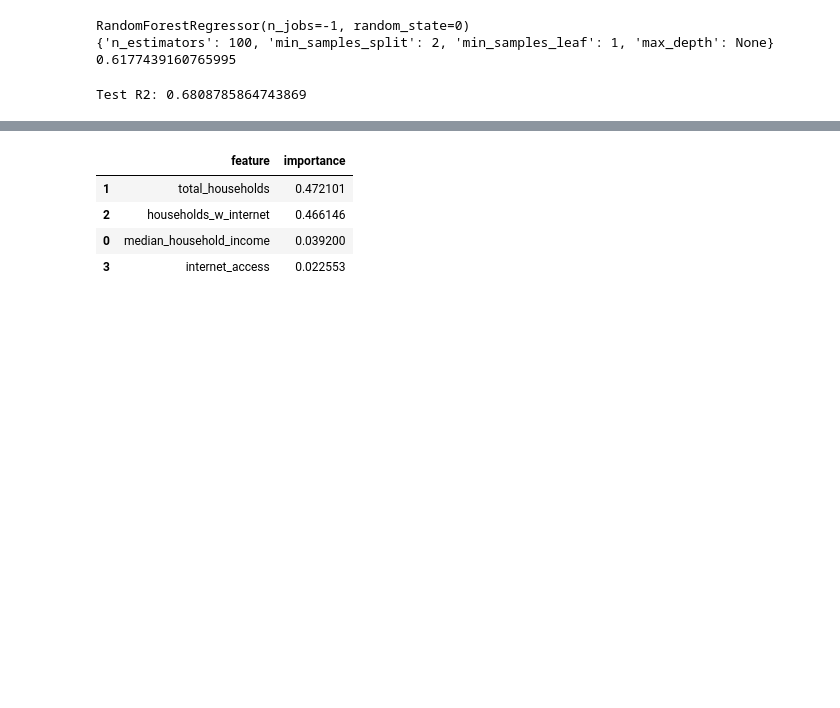
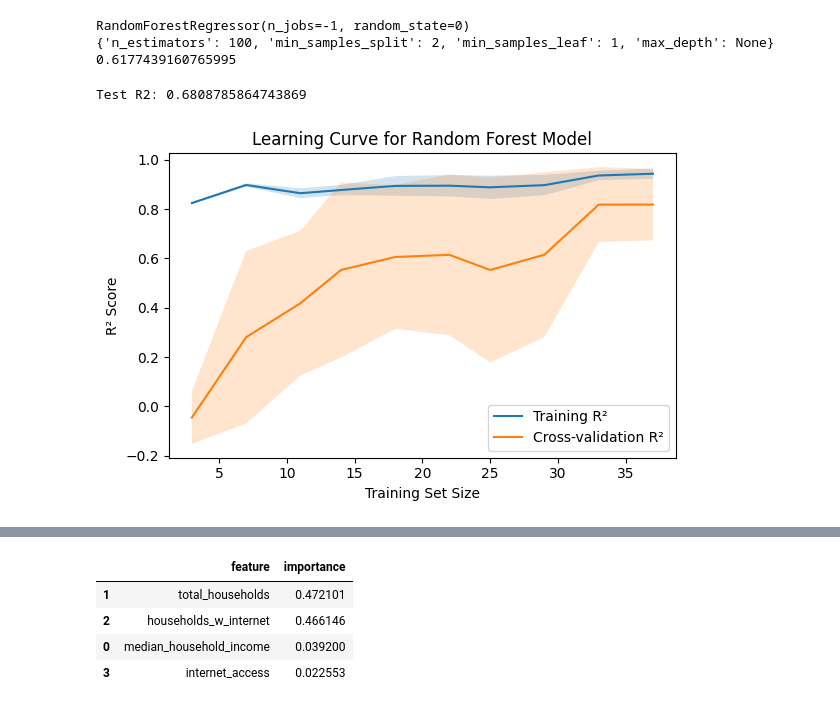
Before and after one commit to Haleymussary00/Module-B-semester-2, a Jupyter notebook: Week12.ipynb, the cells around one changed output, grey strips where cells are left out. Cells and saved outputs as stored; diff of their text form; code cells hidden in the pictures; blank space fills up the shorter version.

```diff
--- a/Week12.ipynb
+++ b/Week12.ipynb
@@ -566,3 +573,48 @@ y_pred = best_model.predict(x_test)
 print("Test R2:", r2_score(y_test, y_pred))
 # %% [output]
 Test R2: 0.6808785864743869
+# %%
+import numpy as np
+import matplotlib.pyplot as plt
+from sklearn.model_selection import learning_curve
+
+best_model = rcv.best_estimator_
+
+train_sizes, train_scores, val_scores = learning_curve(
+    estimator=best_model,
+    X=X_cols,
+    y=target_col,
+    cv=5,
+    scoring="r2",
+    n_jobs=-1,
+    train_sizes=np.linspace(0.1, 1.0, 10)
+)
+
+train_mean = train_scores.mean(axis=1)
+train_std = train_scores.std(axis=1)
+val_mean = val_scores.mean(axis=1)
+val_std = val_scores.std(axis=1)
+
+plt.figure(figsize=(6, 4))
+plt.plot(train_sizes, train_mean, label="Training R²")
+plt.plot(train_sizes, val_mean, label="Cross-validation R²")
+plt.fill_between(
+    train_sizes,
+    train_mean - train_std,
+    train_mean + train_std,
+    alpha=0.2
+)
+plt.fill_between(
+    train_sizes,
+    val_mean - val_std,
+    val_mean + val_std,
+    alpha=0.2
+)
+plt.xlabel("Training Set Size")
+plt.ylabel("R² Score")
+plt.title("Learning Curve for Random Forest Model")
+plt.legend()
+plt.tight_layout()
+plt.show()
+# %% [output]
+[figure, added]
```
Also changed, not shown: parts of 11 cells of this notebook.
